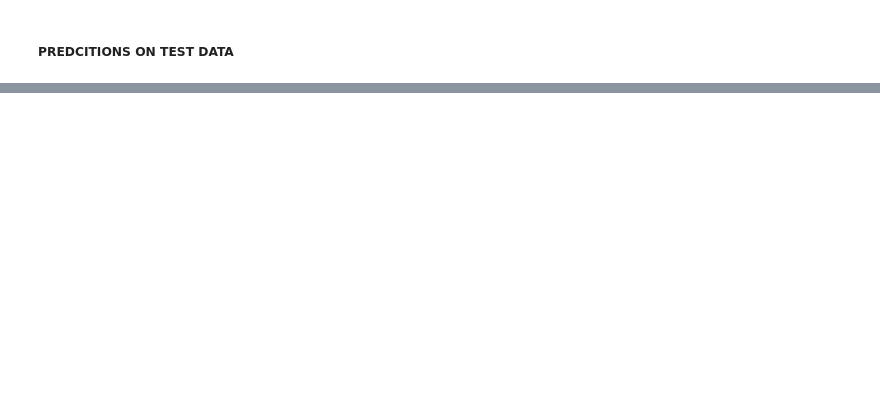
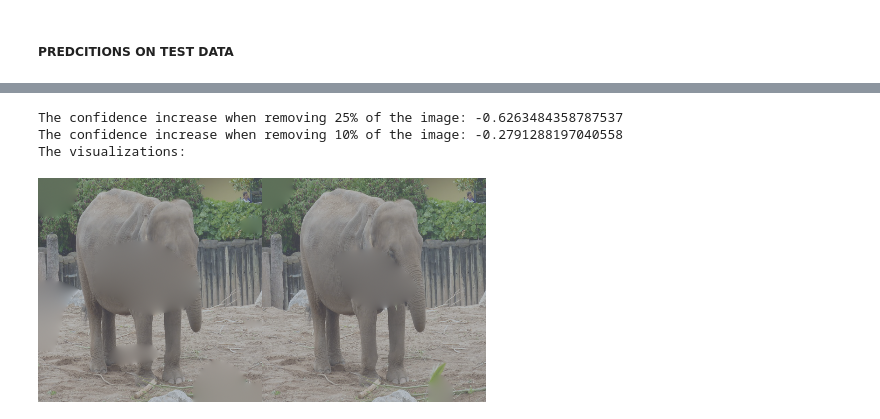
Before and after one commit to hadar-hai/deep-learn-project, a Jupyter notebook: CNN_ViT_updated.ipynb, the cells around one changed output, grey strips where cells are left out. Cells and saved outputs as stored; diff of their text form; code cells hidden in the pictures; blank space fills up the shorter version.

```diff
--- a/CNN_ViT_updated.ipynb
+++ b/CNN_ViT_updated.ipynb
@@ -575,0 +633,14 @@ Need to add activation/attention maps. The implementation in torch is not straig
+# %%
+# image_path = r".\drive\MyDrive\deep_learn\project\dataset\test\African\af_te19.jpg"
+image_path = './drive/MyDrive/deep_learn/project/dataset/test/Asian/as_te69.jpg'
+
+true_label = image_path.split("/")[-2]
+if true_label == "African":
+    true_label_id = 0
+else:
+    true_label_id = 1
+
+img = np.array(Image.open(image_path))
+img = cv2.resize(img, (224, 224))
+img = np.float32(img) / 255
+input_tensor = preprocess_image(img, mean=[0.485, 0.456, 0.406], std=[0.229, 0.224, 0.225])
@@ -575,0 +754,21 @@ Need to add activation/attention maps. The implementation in torch is not straig
+# %%
+cam_metric = ROADMostRelevantFirst(percentile=75)
+scores, visualizations = cam_metric(input_tensor, grayscale_cams, targets, model, return_visualization=True)
+score = scores[0]
+visualization = visualizations[0].cpu().numpy().transpose((1, 2, 0))
+visualization = deprocess_image(visualization)
+print(f"The confidence increase when removing 25% of the image: {score}")
+
+cam_metric = ROADMostRelevantFirst(percentile=90)
+scores, visualizations = cam_metric(input_tensor, grayscale_cams, targets, model, return_visualization=True)
+score = scores[0]
+visualization_10 = visualizations[0].cpu().numpy().transpose((1, 2, 0))
+visualization_10 = deprocess_image(visualization_10)
+print(f"The confidence increase when removing 10% of the image: {score}")
+print("The visualizations:")
+Image.fromarray(np.hstack((visualization, visualization_10)))
+# %% [output]
+The confidence increase when removing 25% of the image: -0.6263484358787537
+The confidence increase when removing 10% of the image: -0.2791288197040558
+The visualizations:
+[figure, added]
```
Also changed, not shown: parts of 29 cells of this notebook.
